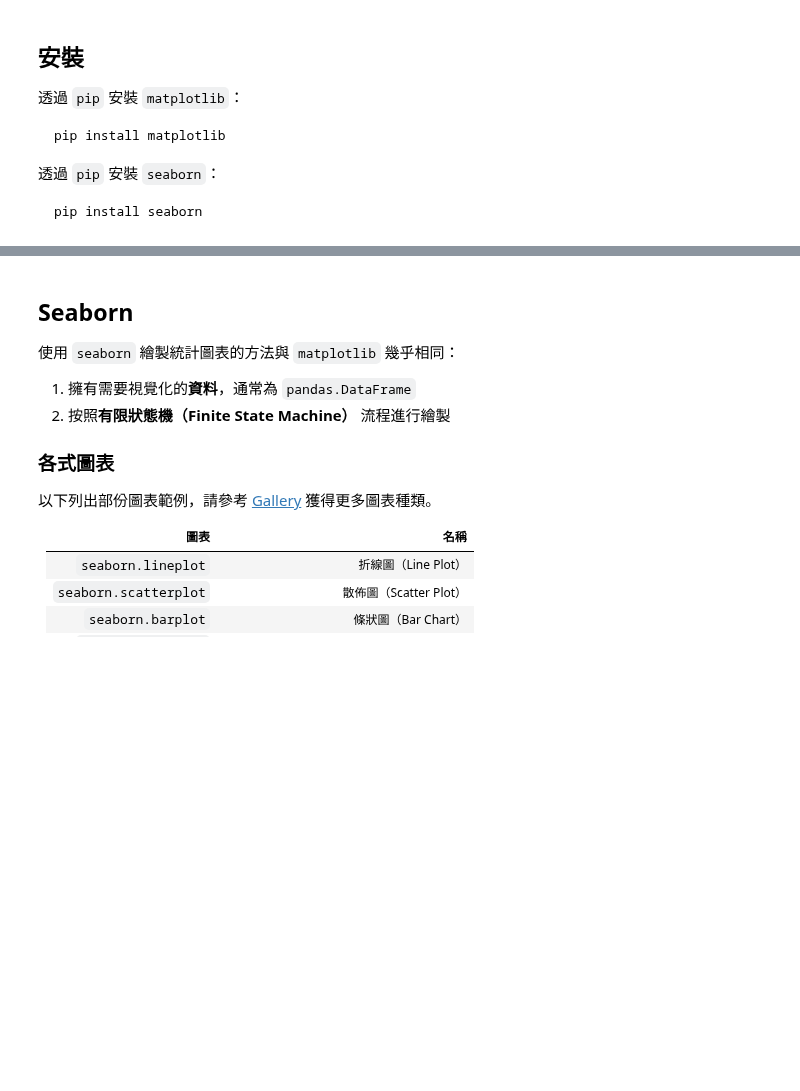
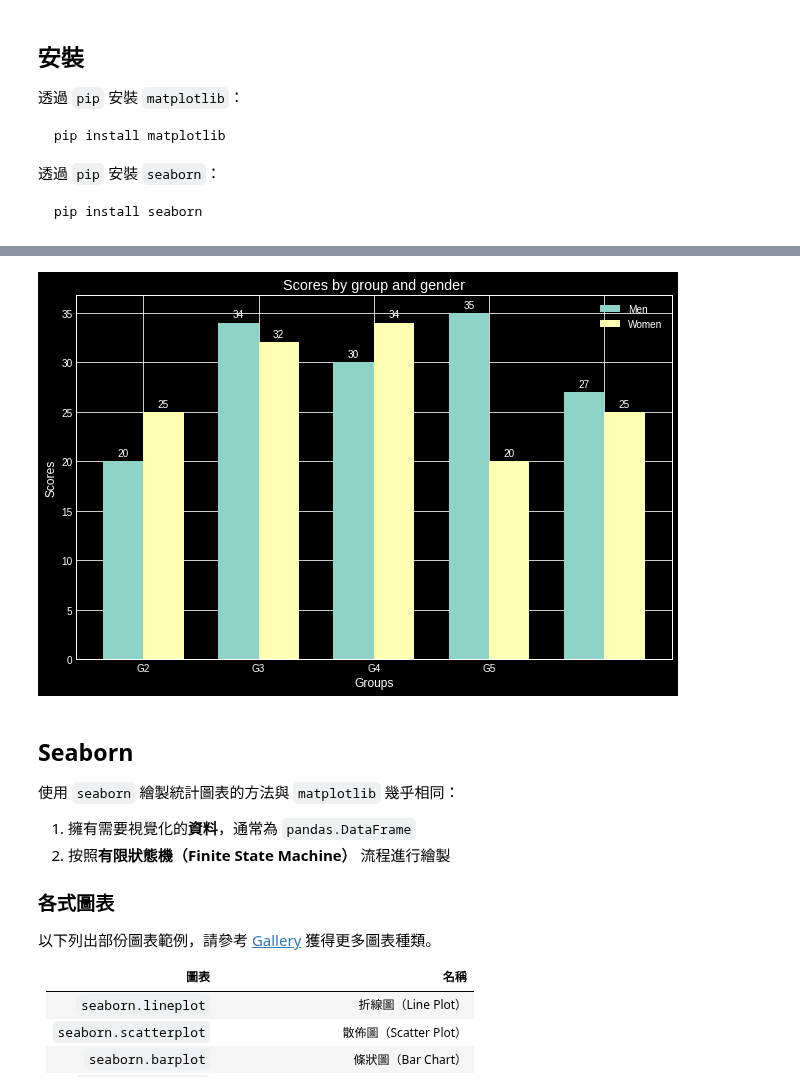
Before and after one commit to IKMLab/course_material, a Jupyter notebook: matplotlib-資料視覺化.ipynb, the cells around one changed output, grey strips where cells are left out. Drawn from its saved outputs; the diff is of its cells as text; code cells hidden in the pictures; blank space fills up the shorter version.

```diff
--- a/matplotlib-資料視覺化.ipynb
+++ b/matplotlib-資料視覺化.ipynb
@@ -506,34 +554,36 @@ width = 0.35
 # 以 subplots 來建立畫布與物件
 fig, ax = plt.subplots(figsize=(9, 6))
 
 # 建立左邊的 bar (注意 x 的位置!!)
 rects1 = ax.bar(x=x - width/2, height=men_means, width=width, label='Men')
 
 # 建立右邊的 bar (注意 x 的位置!!)
 rects2 = ax.bar(x=x + width/2, height=women_means, width=width, label='Women')
 
 # 最後再加上一些細節
 # 加上 x 軸標籤
 ax.set_xlabel('Groups')
 # 加上 y 軸標籤
 ax.set_ylabel('Scores')
 
 # 加上標題
 ax.set_title('Scores by group and gender')
 # 加上 x 軸刻度名稱
-ax.set_xticks(x, labels)
+ax.set_xticklabels(labels)
 # 產生圖例
 ax.legend()
 
 # 在長條上方加上數值，可藉由 padding 來調整數值高度
 # bar_label after matplotlib version 3.4
 ax.bar_label(rects1, padding=3)
 ax.bar_label(rects2, padding=3)
 
 # 調整圖片來符合整體圖片區域
 fig.tight_layout()
 
 plt.show()
+# %% [output]
+[figure, added]
 # %% [markdown]
 ## Seaborn
 
```
Also changed, not shown: parts of 22 cells of this notebook.
